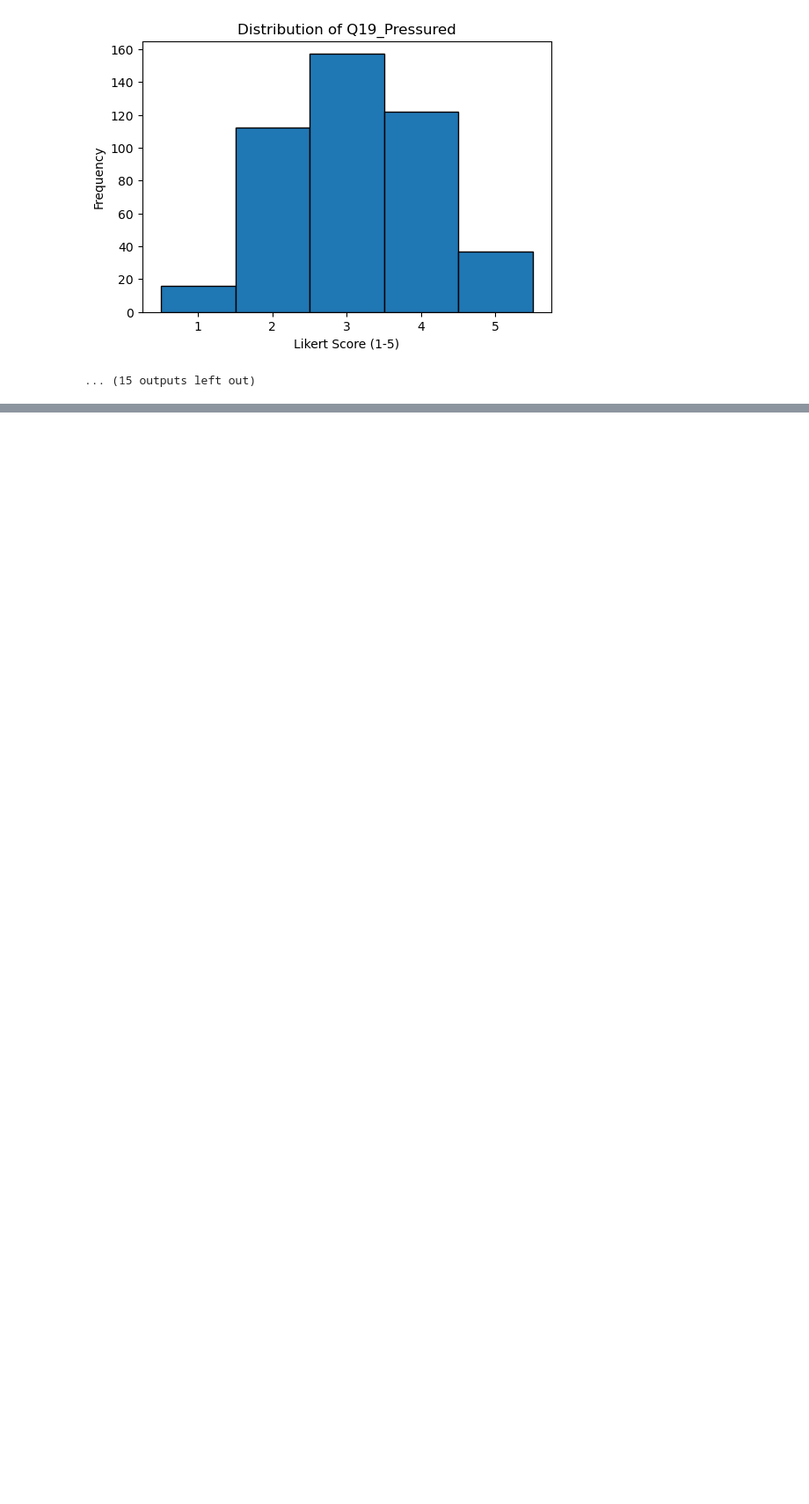
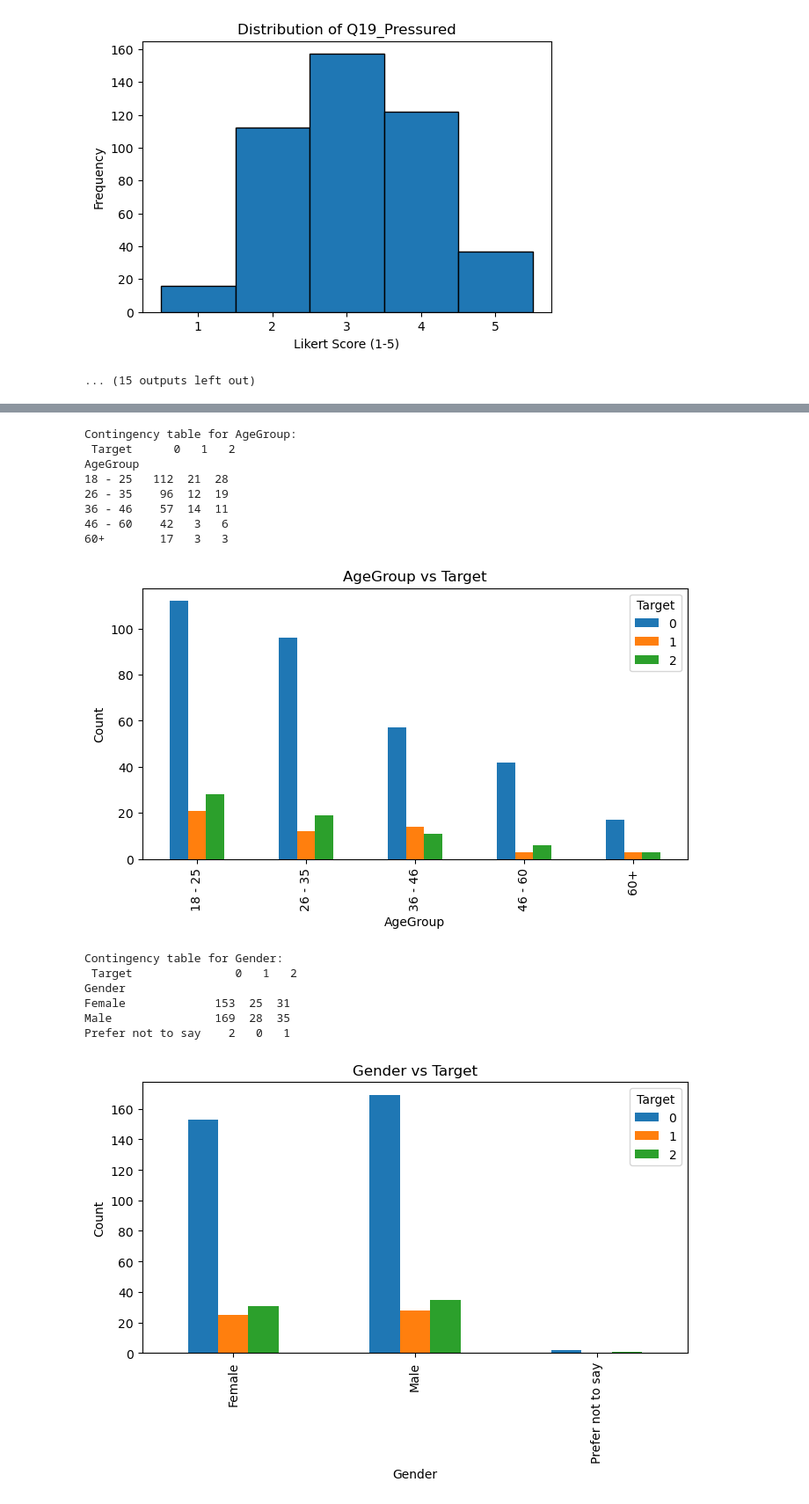
Before and after one commit to monkeyband114/Blockchaindataanalysis, a Jupyter notebook: EDA on system.ipynb, the cells around one changed output, grey strips where cells are left out. Shown at 88% size. Cells and saved outputs as stored; diff of their text form; code cells hidden in the pictures; blank space fills up the shorter version.

```diff
--- a/EDA on system.ipynb
+++ b/EDA on system.ipynb
@@ -123,0 +234,27 @@ for col in likert_cols:
+# %%
+for col in categorical_cols:
+    ct = pd.crosstab(df[col], df["Target"])
+    print(f"\nContingency table for {col}:\n", ct)
+
+    ct.plot(kind='bar', figsize=(8,4))
+    plt.title(f"{col} vs Target")
+    plt.xlabel(col)
+    plt.ylabel("Count")
+    plt.show()
+# %% [output]
+Contingency table for AgeGroup:
+ Target      0   1   2
+AgeGroup
+18 - 25   112  21  28
+26 - 35    96  12  19
+36 - 46    57  14  11
+46 - 60    42   3   6
+60+        17   3   3
+[figure, added]
+Contingency table for Gender:
+ Target               0   1   2
+Gender
+Female             153  25  31
+Male               169  28  35
+Prefer not to say    2   0   1
+[figure, added]
```
Also changed, not shown: parts of 9 cells of this notebook, 1 other file.
